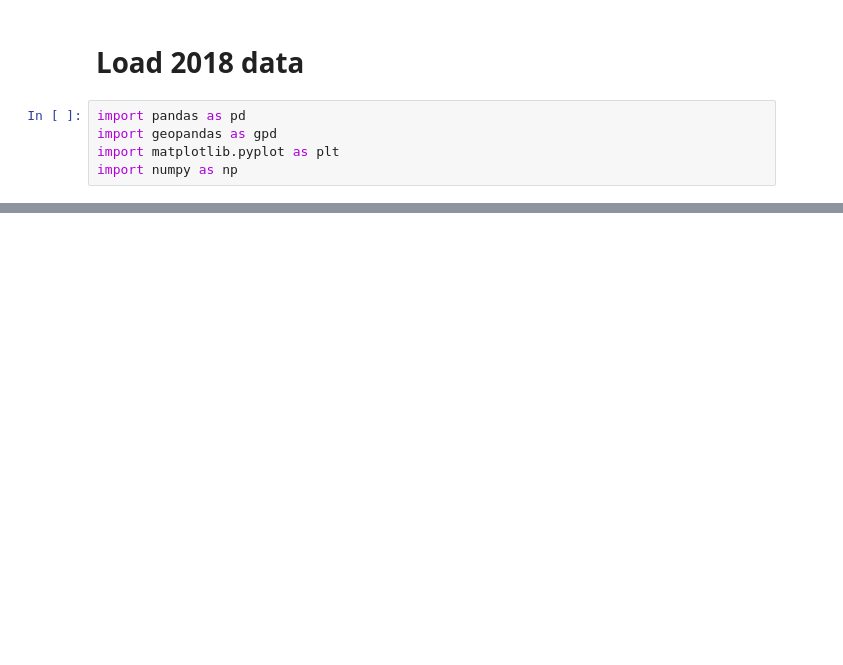
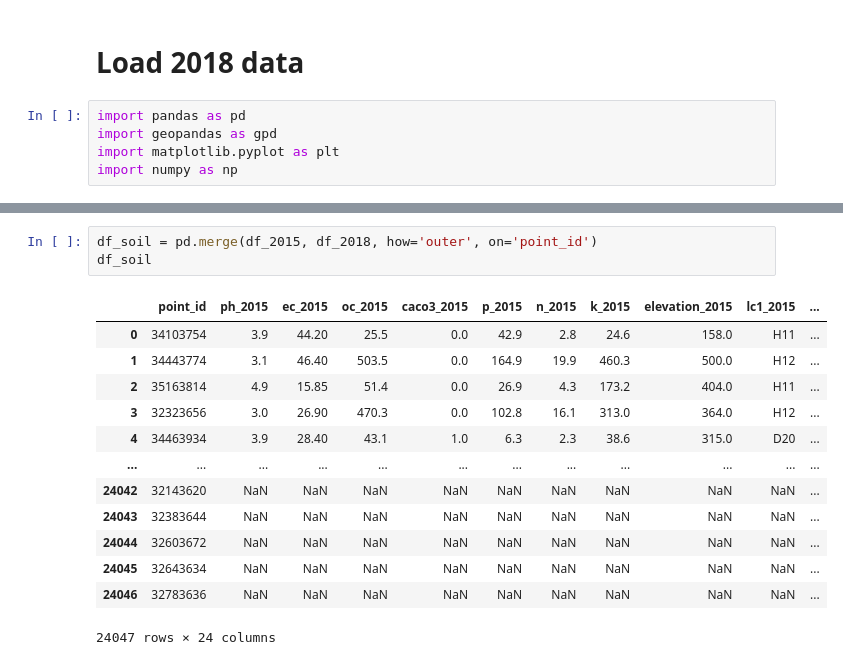
Before and after one commit to IndianGrandpa/AI4ls-Team-52, a Jupyter notebook: data/jc-interim/ML.ipynb, the cells around one changed output, grey strips where cells are left out. Cells and saved outputs as stored; diff of their text form; blank space fills up the shorter version.

Commit message:
jc-merged

```diff
--- a/data/jc-interim/ML.ipynb
+++ b/data/jc-interim/ML.ipynb
@@ -46,0 +32,17 @@ lucas_organic_data
+# %%
+df_soil = pd.merge(df_2015, df_2018, how='outer', on='point_id')
+df_soil
+# %% [output]
+|  | point_id | ph_2015 | ec_2015 | oc_2015 | caco3_2015 | p_2015 | n_2015 | k_2015 | elevation_2015 | lc1_2015 | ... |
+| 0 | 34103754 | 3.9 | 44.20 | 25.5 | 0.0 | 42.9 | 2.8 | 24.6 | 158.0 | H11 | ... |
+| 1 | 34443774 | 3.1 | 46.40 | 503.5 | 0.0 | 164.9 | 19.9 | 460.3 | 500.0 | H12 | ... |
+| 2 | 35163814 | 4.9 | 15.85 | 51.4 | 0.0 | 26.9 | 4.3 | 173.2 | 404.0 | H11 | ... |
+| 3 | 32323656 | 3.0 | 26.90 | 470.3 | 0.0 | 102.8 | 16.1 | 313.0 | 364.0 | H12 | ... |
+| 4 | 34463934 | 3.9 | 28.40 | 43.1 | 1.0 | 6.3 | 2.3 | 38.6 | 315.0 | D20 | ... |
+| ... | ... | ... | ... | ... | ... | ... | ... | ... | ... | ... | ... |
+| 24042 | 32143620 | NaN | NaN | NaN | NaN | NaN | NaN | NaN | NaN | NaN | ... |
+| 24043 | 32383644 | NaN | NaN | NaN | NaN | NaN | NaN | NaN | NaN | NaN | ... |
+| 24044 | 32603672 | NaN | NaN | NaN | NaN | NaN | NaN | NaN | NaN | NaN | ... |
+| 24045 | 32643634 | NaN | NaN | NaN | NaN | NaN | NaN | NaN | NaN | NaN | ... |
+| 24046 | 32783636 | NaN | NaN | NaN | NaN | NaN | NaN | NaN | NaN | NaN | ... |
+24047 rows × 24 columns
```
Also changed, not shown: parts of 11 cells of this notebook, 2 other files.
